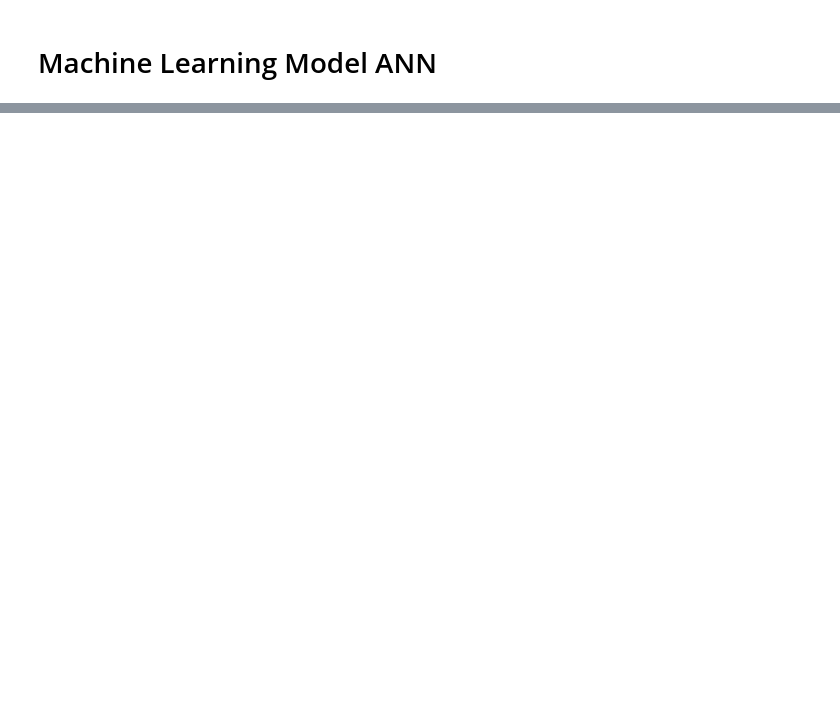
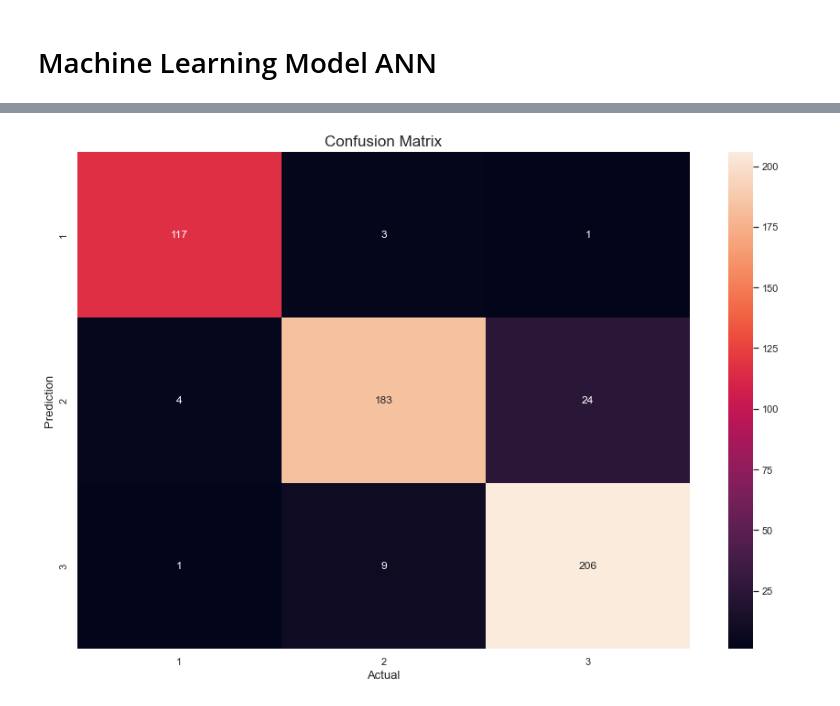
Before and after one commit to Razonde/F1_2022, a Jupyter notebook: beginners/06.ML_Model_ANN.ipynb, the cells around one changed output, grey strips where cells are left out. Drawn from its saved outputs; the diff is of its cells as text; code cells hidden in the pictures; blank space fills up the shorter version.

```diff
--- a/beginners/06.ML_Model_ANN.ipynb
+++ b/beginners/06.ML_Model_ANN.ipynb
@@ -155,0 +159,4 @@ plt.show()
+# %%
+pred = model.predict(X_test)
+pred = np.argmax(pred,1)
+print('Misclassified examples: %d' % (y_test != pred).sum())
@@ -165 +175,12 @@ Accuracy 0.9197080135345459
+# %%
+cm = confusion_matrix(y_test,pred)
+
+sns.heatmap(cm, annot=True, fmt='g', xticklabels=['1','2','3'], yticklabels=['1','2','3'])
+
+plt.ylabel('Prediction',fontsize=13)
+plt.xlabel('Actual',fontsize=13)
+plt.title('Confusion Matrix',fontsize=17)
+plt.show()
+# %% [output]
+[figure, added]
 # %%
```
Also changed, not shown: parts of 11 cells of this notebook, 4 other files.
